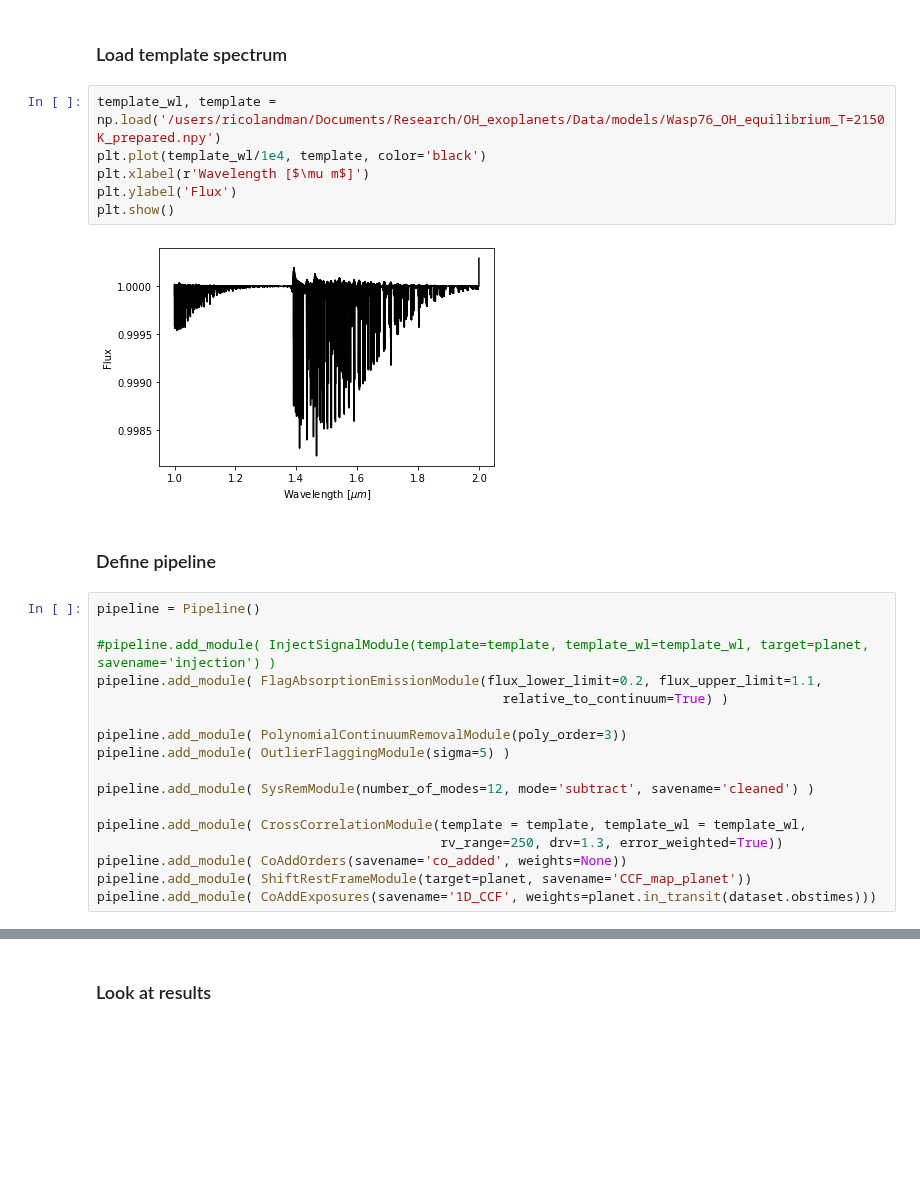
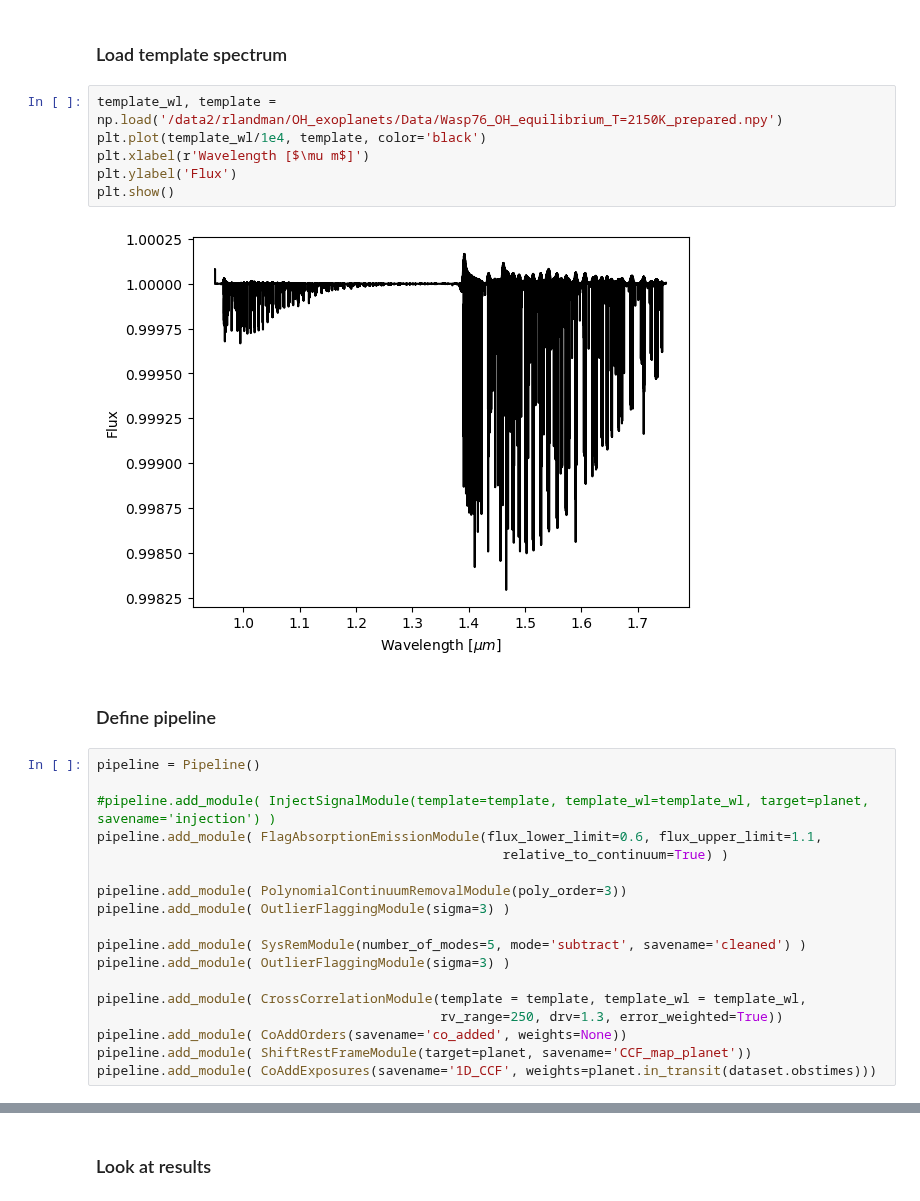
Before and after one commit to ricolandman/redexo, a Jupyter notebook: examples/OH_wasp76b.ipynb, the cells around one changed output, grey strips where cells are left out. Saved outputs shown, nothing was run; the diff lists cells and outputs as text; blank space fills up the shorter version.

```diff
--- a/examples/OH_wasp76b.ipynb
+++ b/examples/OH_wasp76b.ipynb
@@ -28,26 +31,27 @@ planet.transit_start = 0.043
 # %% [markdown]
 ### Load template spectrum
 # %%
-template_wl, template = np.load('/users/ricolandman/Documents/Research/OH_exoplanets/Data/models/Wasp76_OH_equilibrium_T=2150K_prepared.npy')
+template_wl, template = np.load('/data2/rlandman/OH_exoplanets/Data/Wasp76_OH_equilibrium_T=2150K_prepared.npy')
 plt.plot(template_wl/1e4, template, color='black')
 plt.xlabel(r'Wavelength [$\mu m$]')
 plt.ylabel('Flux')
 plt.show()
 # %% [output]
-[figure, old version]
+[figure, new version]
 # %% [markdown]
 ### Define pipeline
 # %%
 pipeline = Pipeline()
 
 #pipeline.add_module( InjectSignalModule(template=template, template_wl=template_wl, target=planet, savename='injection') )
-pipeline.add_module( FlagAbsorptionEmissionModule(flux_lower_limit=0.2, flux_upper_limit=1.1,
+pipeline.add_module( FlagAbsorptionEmissionModule(flux_lower_limit=0.6, flux_upper_limit=1.1,
                                                     relative_to_continuum=True) )
 
 pipeline.add_module( PolynomialContinuumRemovalModule(poly_order=3))
-pipeline.add_module( OutlierFlaggingModule(sigma=5) )
+pipeline.add_module( OutlierFlaggingModule(sigma=3) )
 
-pipeline.add_module( SysRemModule(number_of_modes=12, mode='subtract', savename='cleaned') )
+pipeline.add_module( SysRemModule(number_of_modes=5, mode='subtract', savename='cleaned') )
+pipeline.add_module( OutlierFlaggingModule(sigma=3) )
 
 pipeline.add_module( CrossCorrelationModule(template = template, template_wl = template_wl,
                                             rv_range=250, drv=1.3, error_weighted=True))
```
Also changed, not shown: parts of 4 cells of this notebook.
